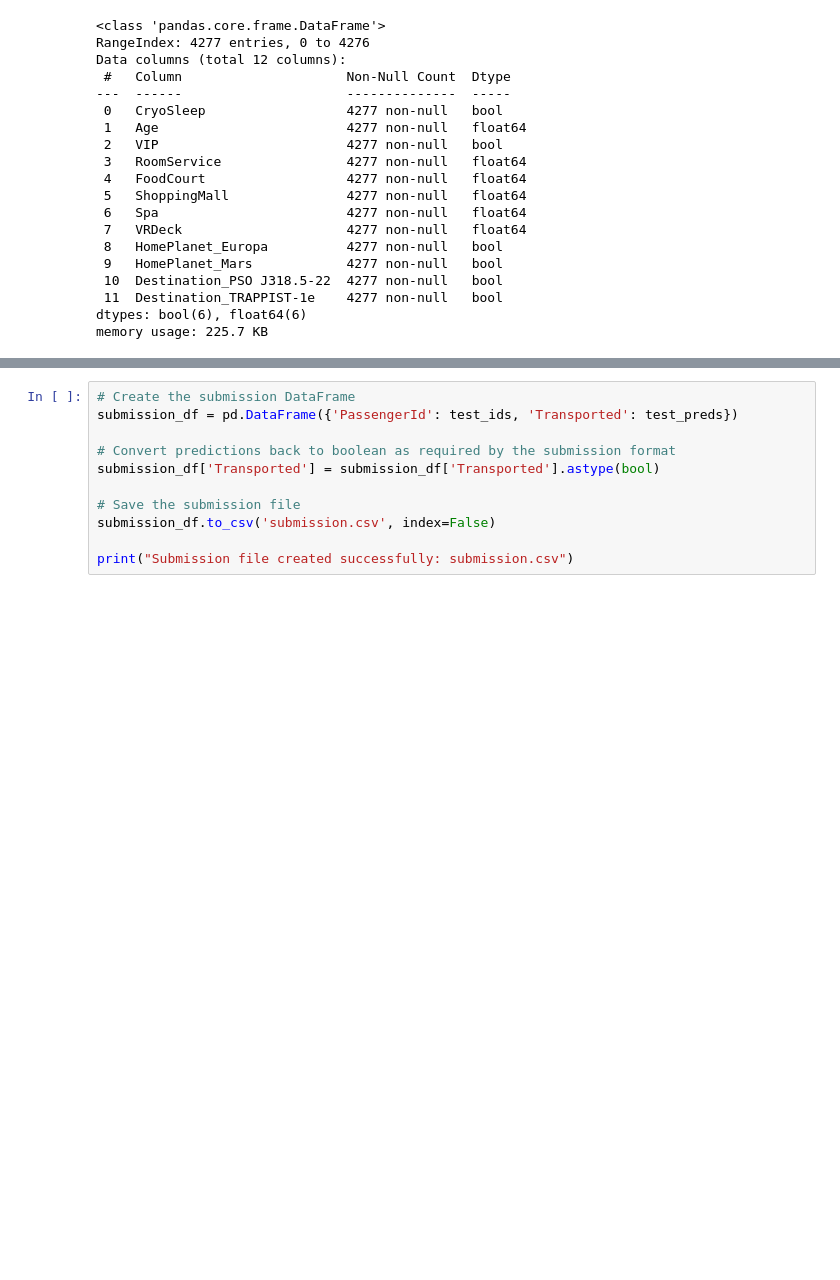
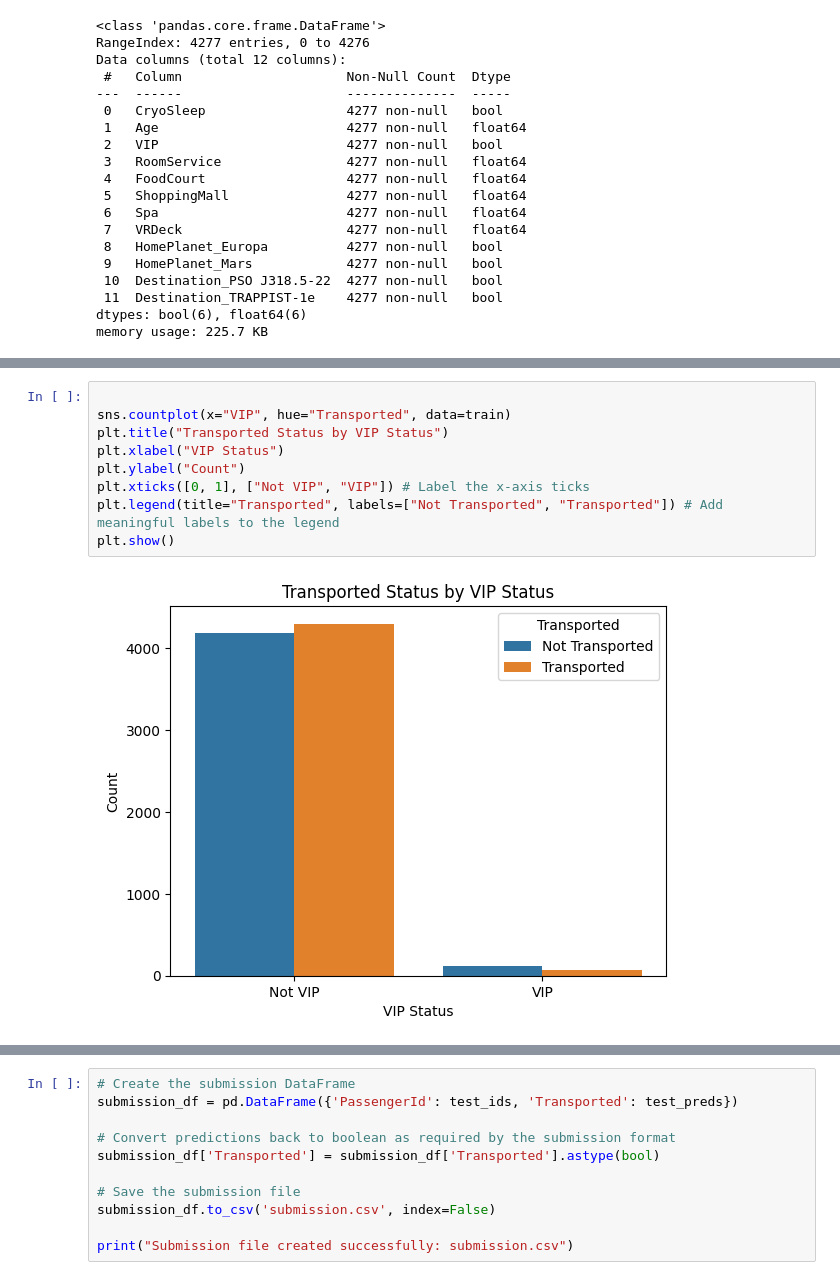
Before and after one commit to Kinzaijaz29/Group-22-Project, a Jupyter notebook: Kaggle_competion_updated.ipynb, the cells around one changed output, grey strips where cells are left out. Cells and saved outputs as stored; diff of their text form; blank space fills up the shorter version.

```diff
--- a/Kaggle_competion_updated.ipynb
+++ b/Kaggle_competion_updated.ipynb
@@ -199,0 +233,11 @@ memory usage: 225.7 KB
+# %%
+
+sns.countplot(x="VIP", hue="Transported", data=train)
+plt.title("Transported Status by VIP Status")
+plt.xlabel("VIP Status")
+plt.ylabel("Count")
+plt.xticks([0, 1], ["Not VIP", "VIP"]) # Label the x-axis ticks
+plt.legend(title="Transported", labels=["Not Transported", "Transported"]) # Add meaningful labels to the legend
+plt.show()
+# %% [output]
+[figure, added]
```
Also changed, not shown: parts of 34 cells of this notebook.
